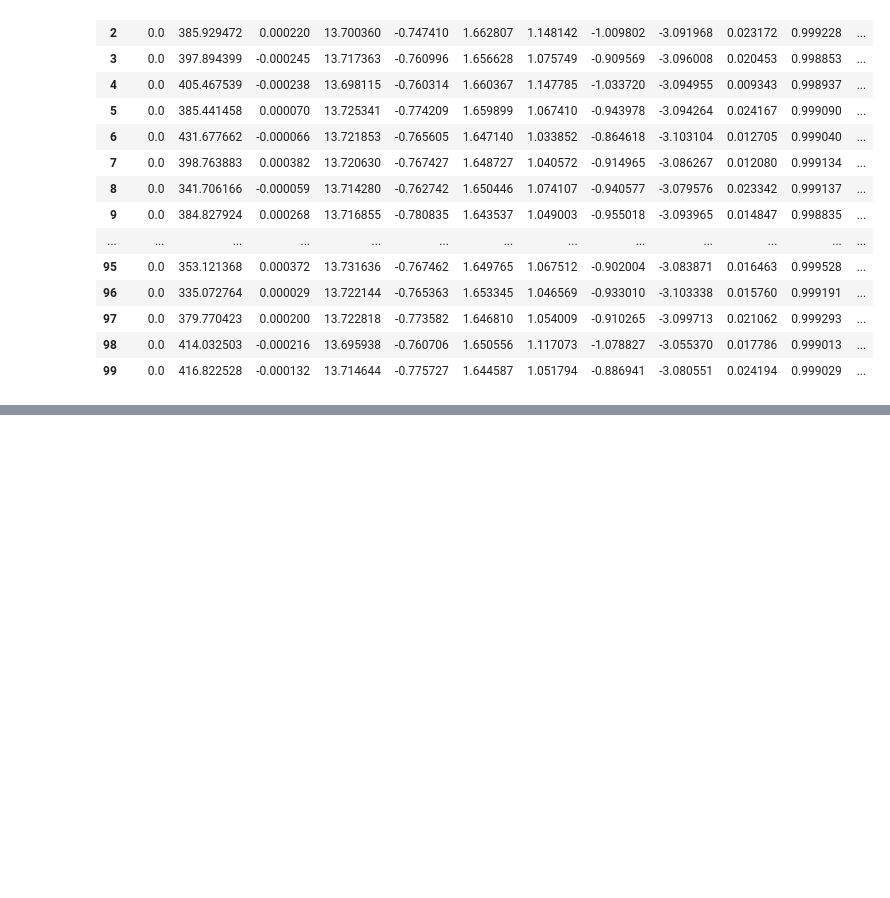
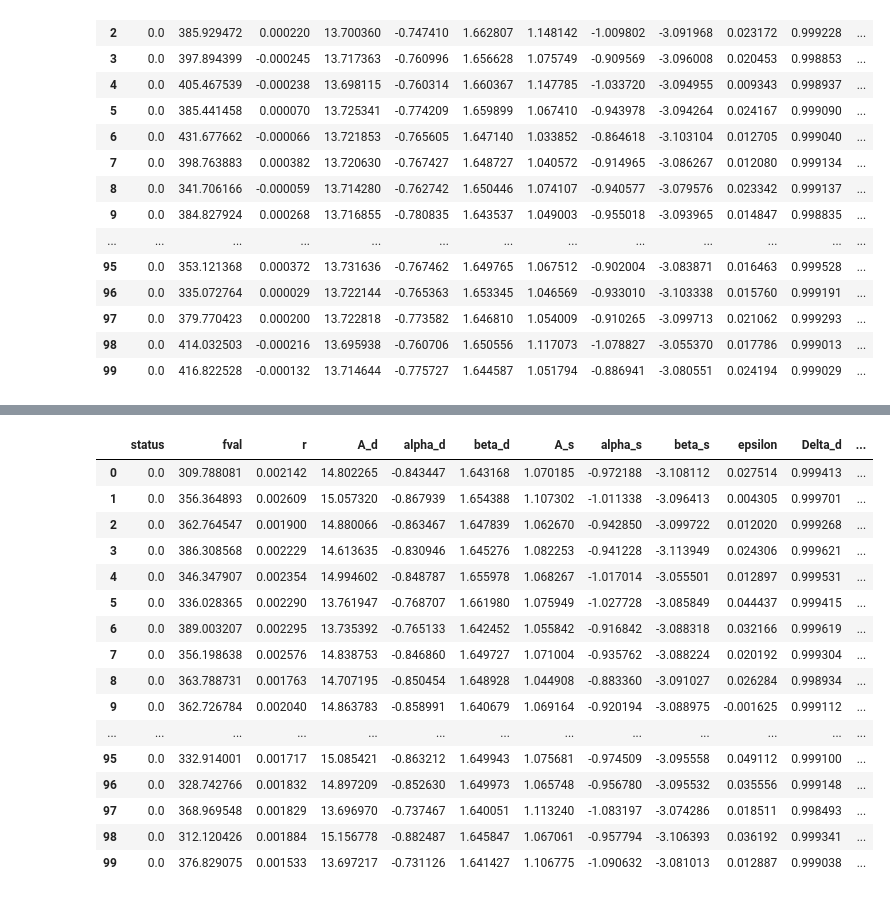
Before and after one commit to veronica-hoffman/s4bb, a Jupyter notebook: compare_params.ipynb, the cells around one changed output, grey strips where cells are left out. Cells and saved outputs as stored; diff of their text form; code cells hidden in the pictures; blank space fills up the shorter version.

```diff
--- a/compare_params.ipynb
+++ b/compare_params.ipynb
@@ -290,3 +290,26 @@ df_nopbs_diag0_V_clean.describe()
 | 50% | 0.0 | 384.885660 | 0.000105 | 13.721683 | -0.768225 | 1.651212 | 1.059854 | -0.925736 | -3.093953 | 0.021383 | 0.999135 | ... |
 | 75% | 0.0 | 401.899293 | 0.000269 | 13.725447 | -0.763482 | 1.654035 | 1.071590 | -0.896352 | -3.085990 | 0.027762 | 0.999238 | ... |
 | max | 0.0 | 488.090624 | 0.000754 | 13.771747 | -0.734832 | 1.664145 | 1.150008 | -0.831531 | -3.055370 | 0.042565 | 0.999528 | ... |
+# %%
+params_rbias = np.load('mlsearch/ph2_mlsearch_f1_y20_n3_diag0_full_withpbs_rbias2e-03.npy')
+params_rbias = params_rbias.T
+df_rbias = pd.DataFrame(params_rbias, columns = ['status', 'fval', 'r', 'A_d', 'alpha_d', 'beta_d', 'A_s', 'alpha_s', 'beta_s', 'epsilon', 'Delta_d', 'Delta_s'])
+df_rbias
+# %% [output]
+|  | status | fval | r | A_d | alpha_d | beta_d | A_s | alpha_s | beta_s | epsilon | Delta_d | ... |
+| 0 | 0.0 | 309.788081 | 0.002142 | 14.802265 | -0.843447 | 1.643168 | 1.070185 | -0.972188 | -3.108112 | 0.027514 | 0.999413 | ... |
+| 1 | 0.0 | 356.364893 | 0.002609 | 15.057320 | -0.867939 | 1.654388 | 1.107302 | -1.011338 | -3.096413 | 0.004305 | 0.999701 | ... |
+| 2 | 0.0 | 362.764547 | 0.001900 | 14.880066 | -0.863467 | 1.647839 | 1.062670 | -0.942850 | -3.099722 | 0.012020 | 0.999268 | ... |
+| 3 | 0.0 | 386.308568 | 0.002229 | 14.613635 | -0.830946 | 1.645276 | 1.082253 | -0.941228 | -3.113949 | 0.024306 | 0.999621 | ... |
+| 4 | 0.0 | 346.347907 | 0.002354 | 14.994602 | -0.848787 | 1.655978 | 1.068267 | -1.017014 | -3.055501 | 0.012897 | 0.999531 | ... |
+| 5 | 0.0 | 336.028365 | 0.002290 | 13.761947 | -0.768707 | 1.661980 | 1.075949 | -1.027728 | -3.085849 | 0.044437 | 0.999415 | ... |
+| 6 | 0.0 | 389.003207 | 0.002295 | 13.735392 | -0.765133 | 1.642452 | 1.055842 | -0.916842 | -3.088318 | 0.032166 | 0.999619 | ... |
+| 7 | 0.0 | 356.198638 | 0.002576 | 14.838753 | -0.846860 | 1.649727 | 1.071004 | -0.935762 | -3.088224 | 0.020192 | 0.999304 | ... |
+| 8 | 0.0 | 363.788731 | 0.001763 | 14.707195 | -0.850454 | 1.648928 | 1.044908 | -0.883360 | -3.091027 | 0.026284 | 0.998934 | ... |
+| 9 | 0.0 | 362.726784 | 0.002040 | 14.863783 | -0.858991 | 1.640679 | 1.069164 | -0.920194 | -3.088975 | -0.001625 | 0.999112 | ... |
+| ... | ... | ... | ... | ... | ... | ... | ... | ... | ... | ... | ... | ... |
+| 95 | 0.0 | 332.914001 | 0.001717 | 15.085421 | -0.863212 | 1.649943 | 1.075681 | -0.974509 | -3.095558 | 0.049112 | 0.999100 | ... |
+| 96 | 0.0 | 328.742766 | 0.001832 | 14.897209 | -0.852630 | 1.649973 | 1.065748 | -0.956780 | -3.095532 | 0.035556 | 0.999148 | ... |
+| 97 | 0.0 | 368.969548 | 0.001829 | 13.696970 | -0.737467 | 1.640051 | 1.113240 | -1.083197 | -3.074286 | 0.018511 | 0.998493 | ... |
+| 98 | 0.0 | 312.120426 | 0.001884 | 15.156778 | -0.882487 | 1.645847 | 1.067061 | -0.957794 | -3.106393 | 0.036192 | 0.999341 | ... |
+| 99 | 0.0 | 376.829075 | 0.001533 | 13.697217 | -0.731126 | 1.641427 | 1.106775 | -1.090632 | -3.081013 | 0.012887 | 0.999038 | ... |
```
Also changed, not shown: parts of 1 cell of this notebook, 6 other files.
